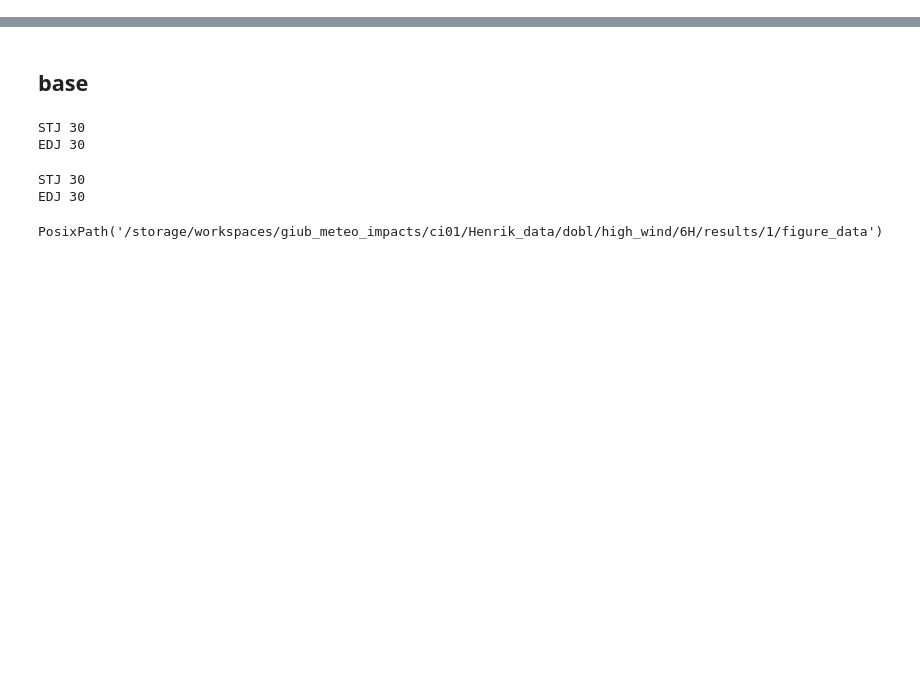
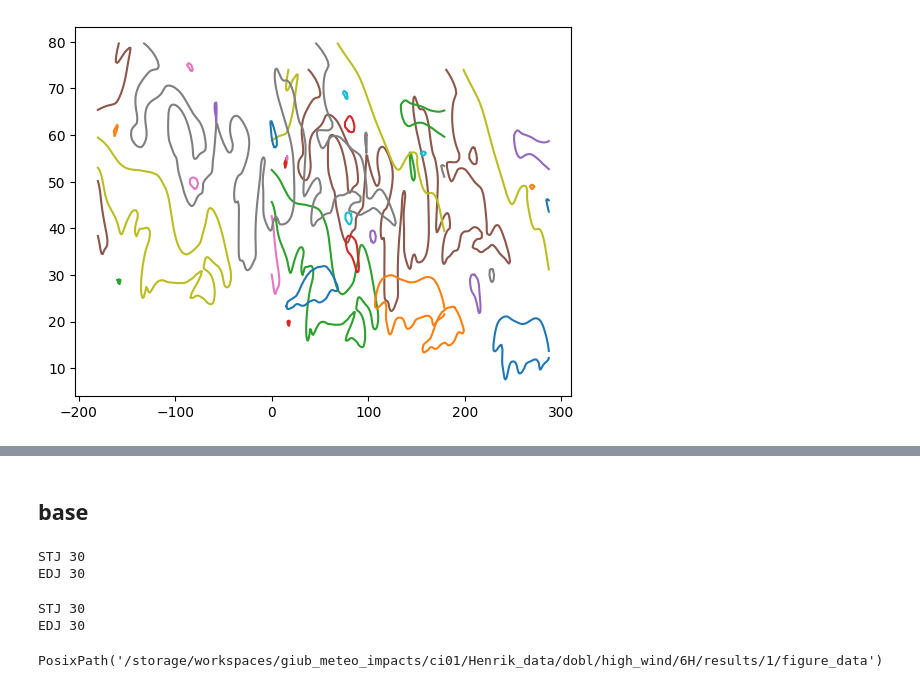
Before and after one commit to hbanderier/persistent-extremes-era5, a Jupyter notebook: Playgrounds/data_henrik_pg.ipynb, the cells around one changed output, grey strips where cells are left out. Saved outputs shown, nothing was run; the diff lists cells and outputs as text; code cells hidden in the pictures; blank space fills up the shorter version.

```diff
--- a/Playgrounds/data_henrik_pg.ipynb
+++ b/Playgrounds/data_henrik_pg.ipynb
@@ -89,0 +98,17 @@ for run in ["ctrl", "dobl"]:
+# %%
+from contourpy import contour_generator
+from skimage import measure
+from jetutils.definitions import Timer
+da = zeta_.sel(lat=slice(10, 80)) * 1e5
+# %%
+lo, la = da.lon.values, da.lat.values
+with Timer():
+    for im in da.values[:100]:
+        for level in [7, 8, 9, 10]:
+            huhu = measure.find_contours(im, level=level)
+
+with Timer():
+    for im in da.values[:100]:
+        cg = contour_generator(lo, la, im)
+        for level in [7, 8, 9, 10]:
+            hoho = cg.lines(level)
@@ -89,0 +118,8 @@ for run in ["ctrl", "dobl"]:
+# %%
+for ct in huhu:
+    plt.plot(ct[:, 1], ct[:, 0])
+
+for ct in hoho:
+    plt.plot(ct[:, 0], ct[:, 1])
+# %% [output]
+[figure, added]
```
Also changed, not shown: parts of 16 cells of this notebook, 10 other files.
